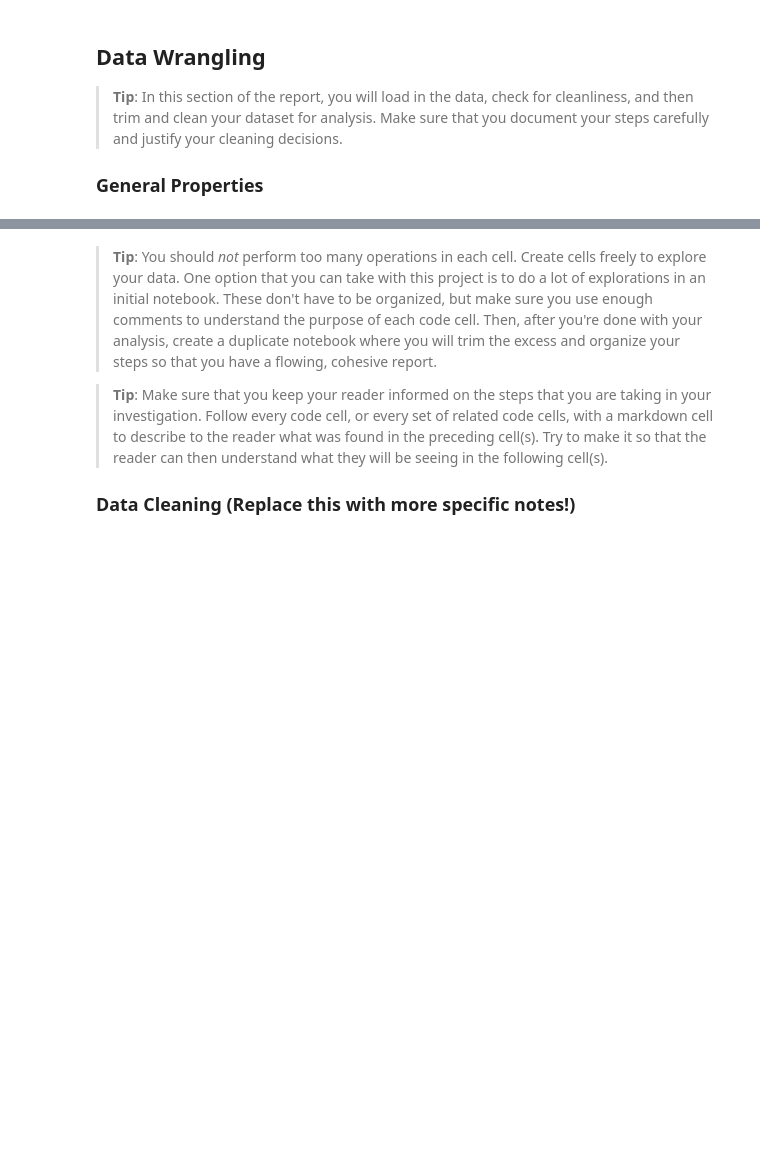
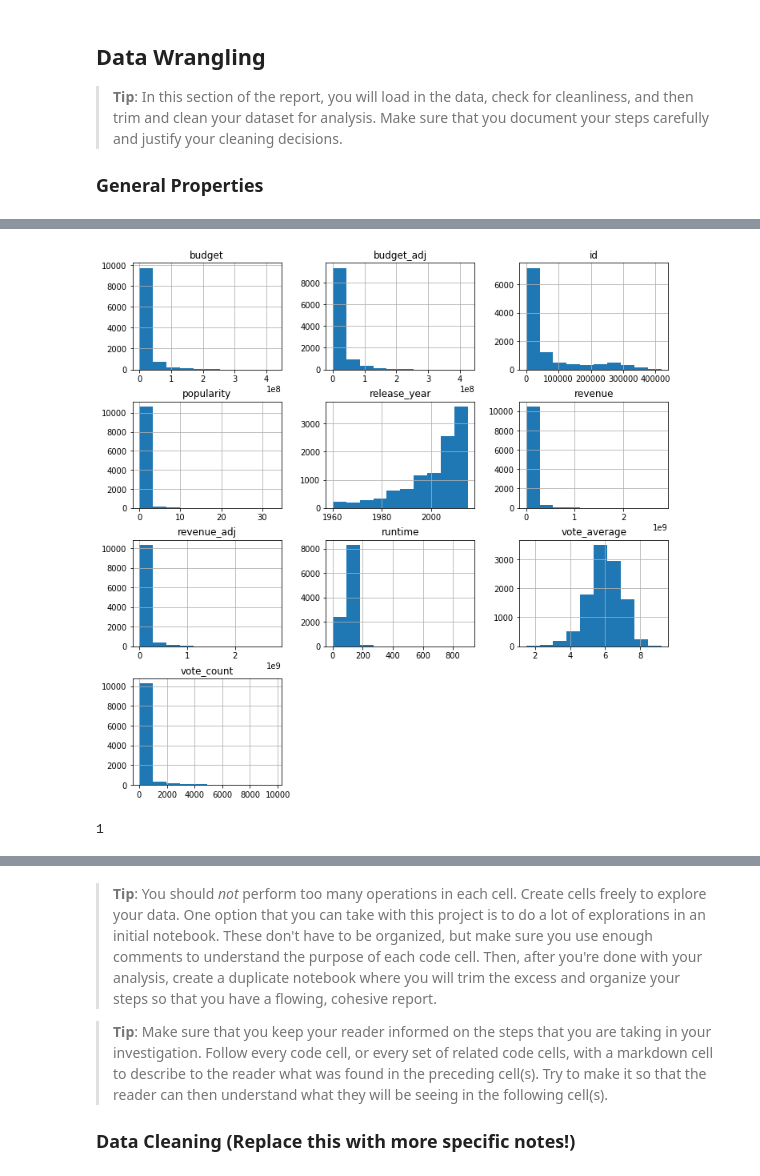
Before and after one commit to schlechu/movies_exploration, a Jupyter notebook: tmdb_exploration.ipynb, the cells around one changed output, grey strips where cells are left out. Cells and saved outputs as stored; diff of their text form; code cells hidden in the pictures; blank space fills up the shorter version.

```diff
--- a/tmdb_exploration.ipynb
+++ b/tmdb_exploration.ipynb
@@ -45,0 +116,10 @@ df = pd.read_csv('tmdb-movies.csv')
+# %%
+# provide a visual on the distribution of numerical variables
+df.hist(figsize=(12,12));
+# %% [output]
+[figure, added]
+# %%
+# last not least, let's look for duplicated rows
+df.duplicated().sum()
+# %% [output]
+1
```
Also changed, not shown: parts of 12 cells of this notebook.
